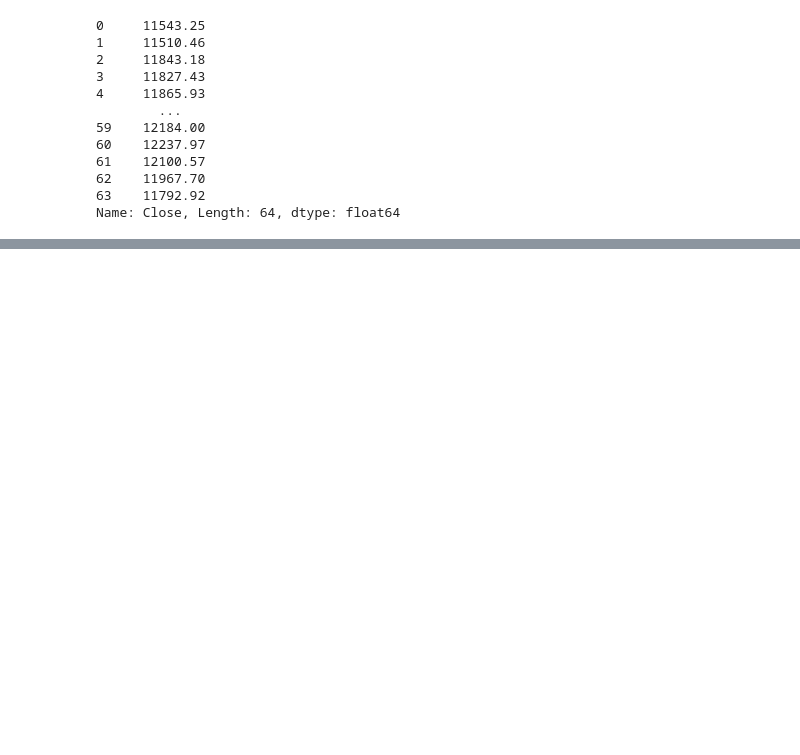
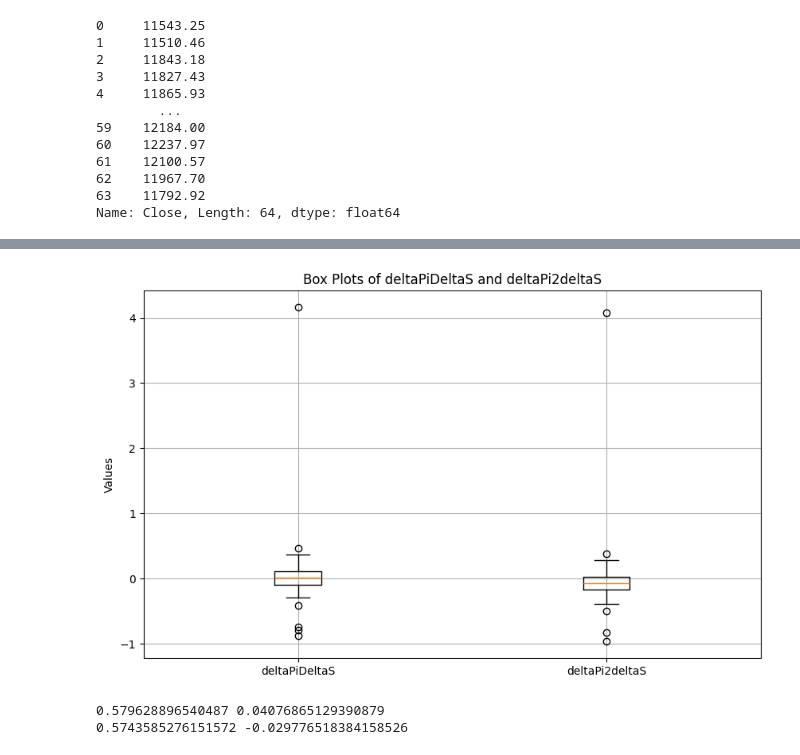
Before and after one commit to mk43v3r/MH4518-Simulation-Techniques-In-Finance, a Jupyter notebook: backtest.ipynb, the cells around one changed output, grey strips where cells are left out. Drawn from its saved outputs; the diff is of its cells as text; code cells hidden in the pictures; blank space fills up the shorter version.

```diff
--- a/backtest.ipynb
+++ b/backtest.ipynb
@@ -203,0 +195,15 @@ delta = [np.float64(0.0764692805960647), np.float64(0.07011156186230195), np.flo
+# %%
+delta = pd.Series(delta)
+delta_S = (underlying_price - underlying_price.shift(1)).reset_index(drop=True)
+delta_Pi = (derivative_price - derivative_price.shift(1)).reset_index(drop=True)
+
+deltaPiDeltaS = delta_Pi/delta_S
+deltaPi2deltaS = (delta_Pi-delta.shift(2)*delta_S)/delta_S
+# %% [output]
+[figure, added]
+# %%
+print(deltaPiDeltaS.std(), deltaPiDeltaS.mean())
+print(deltaPi2deltaS.std(), deltaPi2deltaS.mean())
+# %% [output]
+0.579628896540487 0.04076865129390879
+0.5743585276151572 -0.029776518384158526
```
Also changed, not shown: parts of 11 cells of this notebook.
